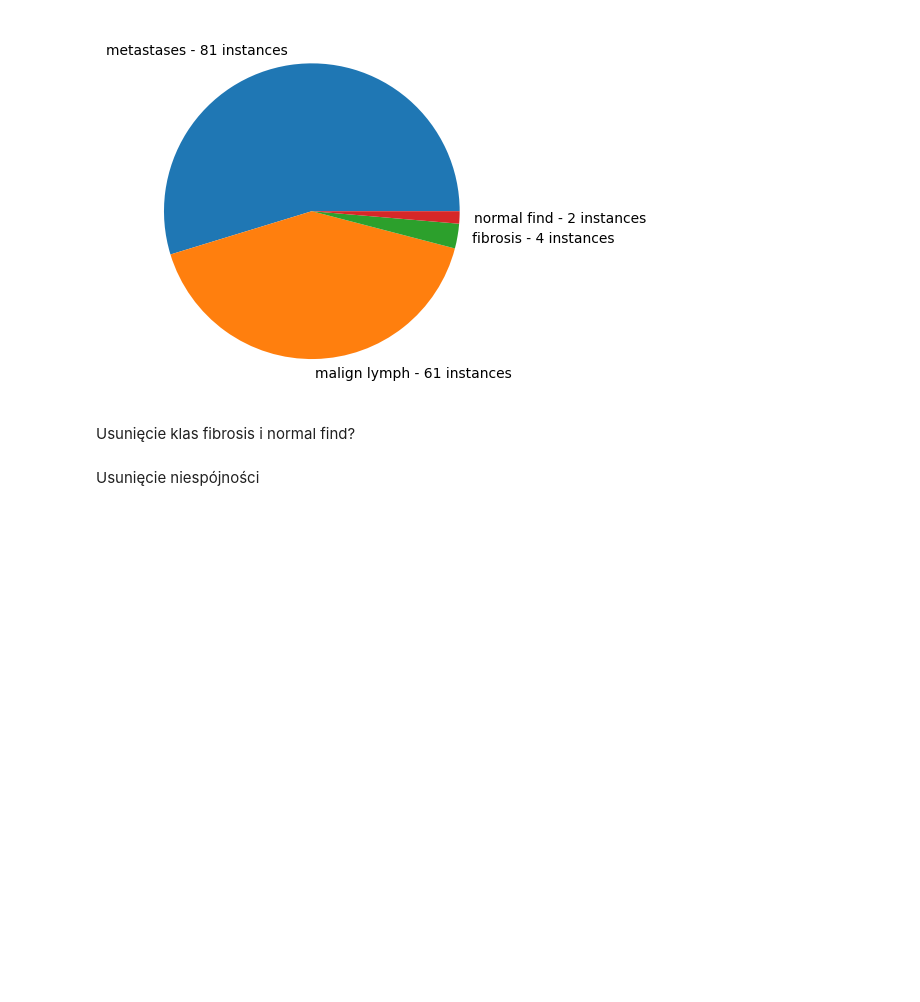
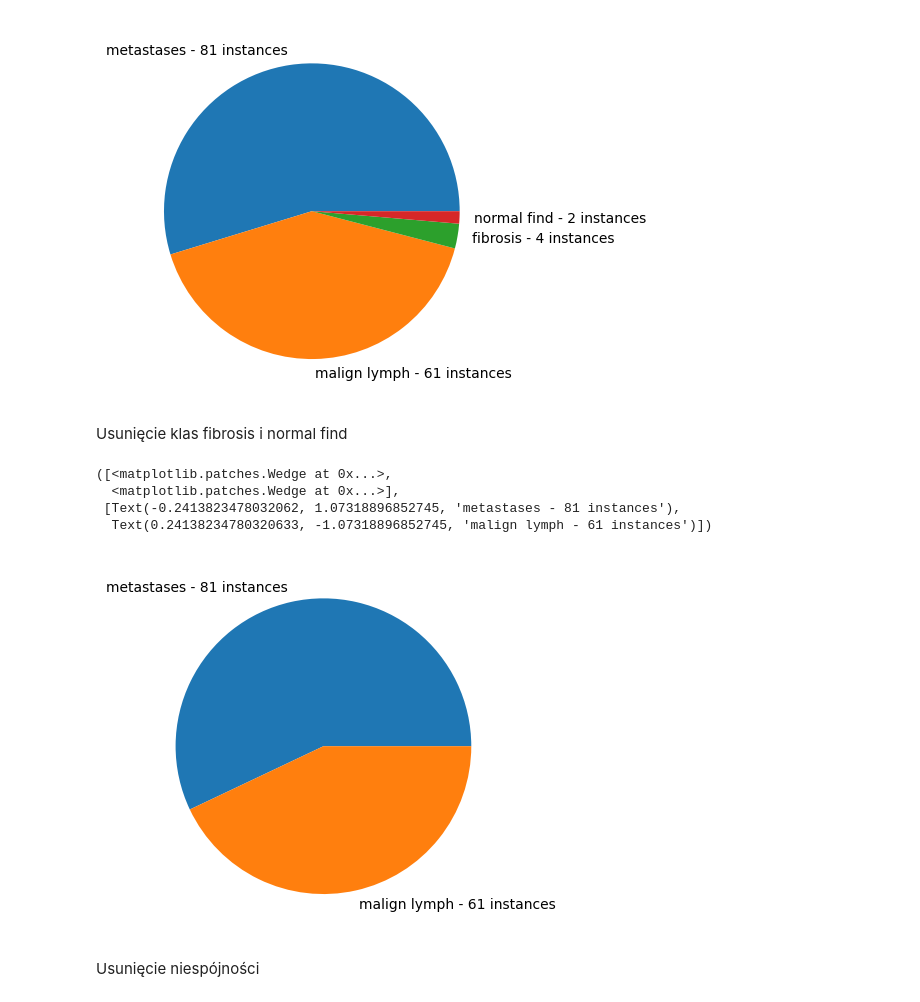
Before and after one commit to AnnaGlid/Indukcja_regul_dec, a Jupyter notebook: NEW_code/preprocessing_lymphography.ipynb, the cells around one changed output. Drawn from its saved outputs; the diff is of its cells as text; code cells hidden in the pictures; blank space fills up the shorter version.

```diff
--- a/NEW_code/preprocessing_lymphography.ipynb
+++ b/NEW_code/preprocessing_lymphography.ipynb
@@ -64,4 +64,4 @@ plt.pie(numbers, labels = names)
   Text(1.0990088614112208, -0.046685356800739694, 'normal find - 2 instances')])
 [figure]
 # %% [markdown]
-Usunięcie klas fibrosis i normal find?
+Usunięcie klas fibrosis i normal find
@@ -68,3 +70,18 @@ Usunięcie klas fibrosis i normal find?
+# %%
+import matplotlib.pyplot as plt
+counted = data['class'].value_counts()
+names = []
+numbers = []
+for name, number in counted.items():
+    names.append(f'{name} - {number} instances')
+    numbers.append(number)
+plt.pie(numbers, labels = names)
+# %% [output]
+([<matplotlib.patches.Wedge at 0x...>,
+  <matplotlib.patches.Wedge at 0x...>],
+ [Text(-0.2413823478032062, 1.07318896852745, 'metastases - 81 instances'),
+  Text(0.24138234780320633, -1.07318896852745, 'malign lymph - 61 instances')])
+[figure, added]
 # %% [markdown]
 Usunięcie niespójności
 # %%
```
Also changed, not shown: parts of 6 cells of this notebook, 1 other file.
